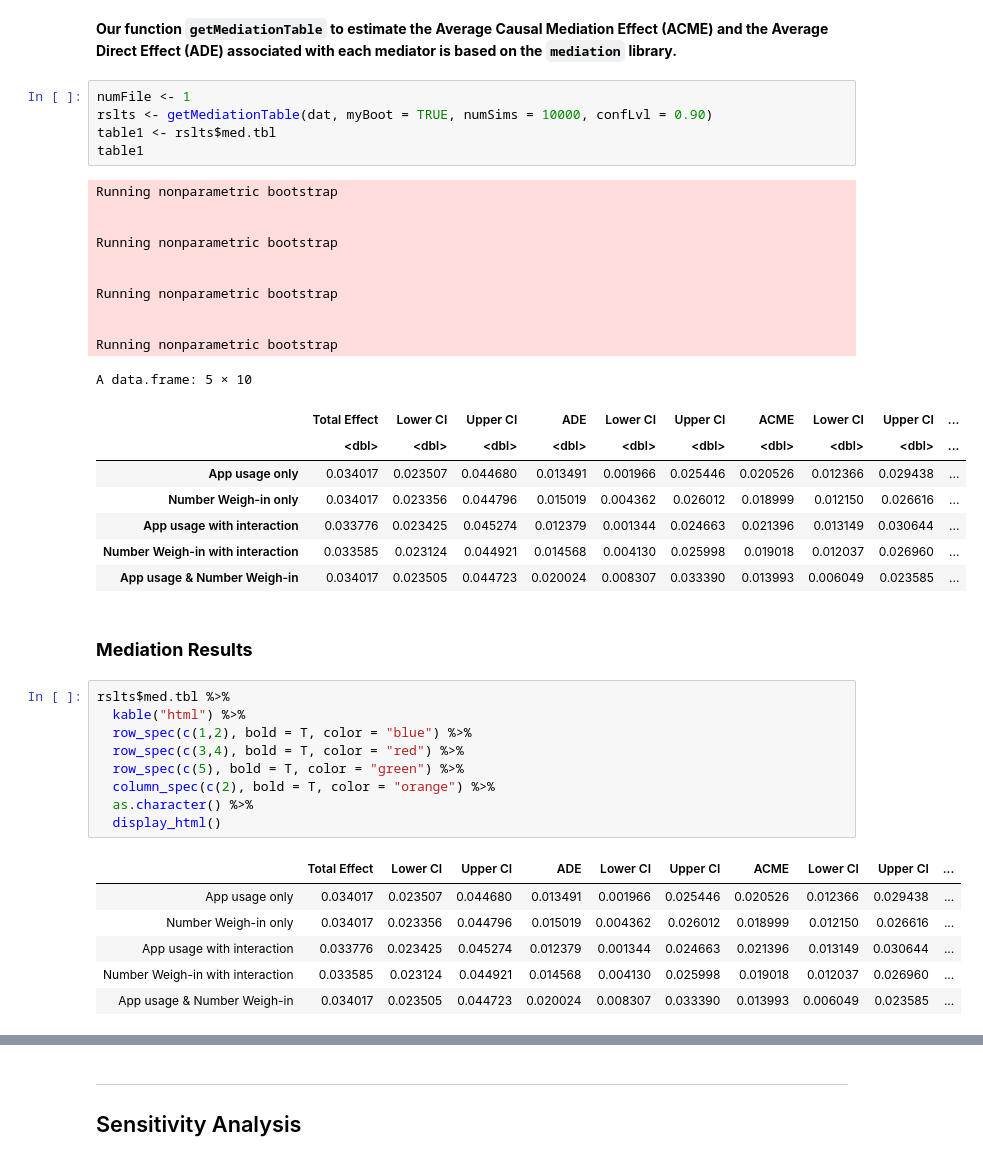
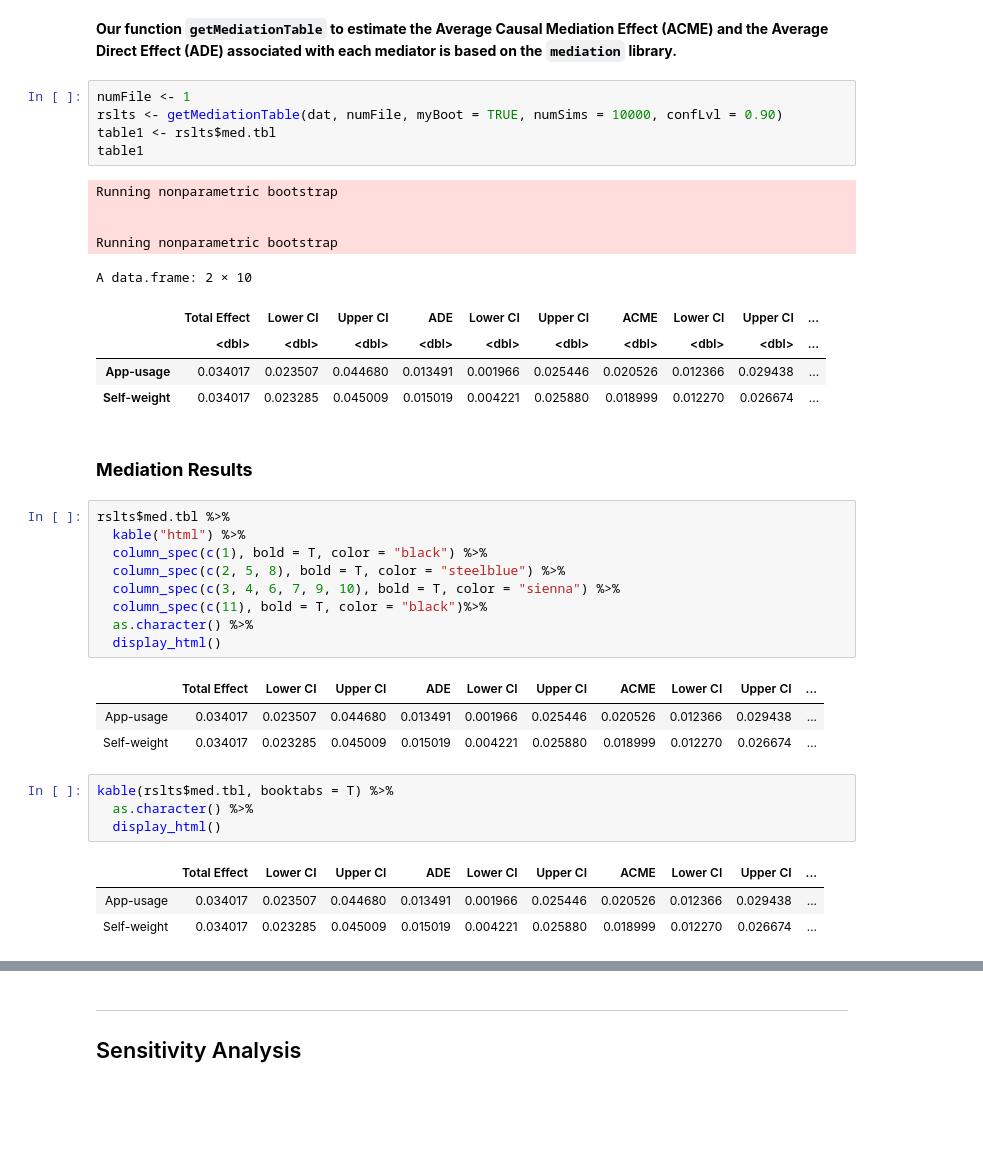
Before and after one commit to senresearch/dietappstudy, a Jupyter notebook: src/mediation/4month/Mediation_Analysis.ipynb, the cells around one changed output, grey strips where cells are left out. Cells and saved outputs as stored; diff of their text form; blank space fills up the shorter version.

Commit message:
test table

```diff
--- a/src/mediation/4month/Mediation_Analysis.ipynb
+++ b/src/mediation/4month/Mediation_Analysis.ipynb
@@ -360,43 +357,39 @@ P-value with t-test for 10000 samples is 0 .
 **Our function `getMediationTable` to estimate the Average Causal Mediation Effect (ACME) and the Average Direct Effect (ADE) associated with each mediator is based on  the `mediation` library.**
 # %%
 numFile <- 1
-rslts <- getMediationTable(dat, myBoot = TRUE, numSims = 10000, confLvl = 0.90)
+rslts <- getMediationTable(dat, numFile, myBoot = TRUE, numSims = 10000, confLvl = 0.90)
 table1 <- rslts$med.tbl
 table1
 # %% [output]
 Running nonparametric bootstrap
 
 
 Running nonparametric bootstrap
-
-
-Running nonparametric bootstrap
-
-
-Running nonparametric bootstrap
-A data.frame: 5 × 10
+A data.frame: 2 × 10
 |  | Total Effect | Lower CI | Upper CI | ADE | Lower CI | Upper CI | ACME | Lower CI | Upper CI | ... |
 |  | <dbl> | <dbl> | <dbl> | <dbl> | <dbl> | <dbl> | <dbl> | <dbl> | <dbl> | ... |
-| App usage only | 0.034017 | 0.023507 | 0.044680 | 0.013491 | 0.001966 | 0.025446 | 0.020526 | 0.012366 | 0.029438 | ... |
-| Number Weigh-in only | 0.034017 | 0.023356 | 0.044796 | 0.015019 | 0.004362 | 0.026012 | 0.018999 | 0.012150 | 0.026616 | ... |
-| App usage with interaction | 0.033776 | 0.023425 | 0.045274 | 0.012379 | 0.001344 | 0.024663 | 0.021396 | 0.013149 | 0.030644 | ... |
-| Number Weigh-in with interaction | 0.033585 | 0.023124 | 0.044921 | 0.014568 | 0.004130 | 0.025998 | 0.019018 | 0.012037 | 0.026960 | ... |
-| App usage & Number Weigh-in | 0.034017 | 0.023505 | 0.044723 | 0.020024 | 0.008307 | 0.033390 | 0.013993 | 0.006049 | 0.023585 | ... |
+| App-usage | 0.034017 | 0.023507 | 0.044680 | 0.013491 | 0.001966 | 0.025446 | 0.020526 | 0.012366 | 0.029438 | ... |
+| Self-weight | 0.034017 | 0.023285 | 0.045009 | 0.015019 | 0.004221 | 0.025880 | 0.018999 | 0.012270 | 0.026674 | ... |
 # %% [markdown]
 ### **Mediation Results**
 # %%
 rslts$med.tbl %>%
   kable("html") %>%
-  row_spec(c(1,2), bold = T, color = "blue") %>%
-  row_spec(c(3,4), bold = T, color = "red") %>%
-  row_spec(c(5), bold = T, color = "green") %>%
-  column_spec(c(2), bold = T, color = "orange") %>%
+  column_spec(c(1), bold = T, color = "black") %>%
+  column_spec(c(2, 5, 8), bold = T, color = "steelblue") %>%
+  column_spec(c(3, 4, 6, 7, 9, 10), bold = T, color = "sienna") %>%
+  column_spec(c(11), bold = T, color = "black")%>%
   as.character() %>%
   display_html()
 # %% [output]
 |  | Total Effect | Lower CI | Upper CI | ADE | Lower CI | Upper CI | ACME | Lower CI | Upper CI | ... |
-| App usage only | 0.034017 | 0.023507 | 0.044680 | 0.013491 | 0.001966 | 0.025446 | 0.020526 | 0.012366 | 0.029438 | ... |
-| Number Weigh-in only | 0.034017 | 0.023356 | 0.044796 | 0.015019 | 0.004362 | 0.026012 | 0.018999 | 0.012150 | 0.026616 | ... |
-| App usage with interaction | 0.033776 | 0.023425 | 0.045274 | 0.012379 | 0.001344 | 0.024663 | 0.021396 | 0.013149 | 0.030644 | ... |
-| Number Weigh-in with interaction | 0.033585 | 0.023124 | 0.044921 | 0.014568 | 0.004130 | 0.025998 | 0.019018 | 0.012037 | 0.026960 | ... |
-| App usage & Number Weigh-in | 0.034017 | 0.023505 | 0.044723 | 0.020024 | 0.008307 | 0.033390 | 0.013993 | 0.006049 | 0.023585 | ... |
+| App-usage | 0.034017 | 0.023507 | 0.044680 | 0.013491 | 0.001966 | 0.025446 | 0.020526 | 0.012366 | 0.029438 | ... |
+| Self-weight | 0.034017 | 0.023285 | 0.045009 | 0.015019 | 0.004221 | 0.025880 | 0.018999 | 0.012270 | 0.026674 | ... |
+# %%
+kable(rslts$med.tbl, booktabs = T) %>%
+  as.character() %>%
+  display_html()
+# %% [output]
+|  | Total Effect | Lower CI | Upper CI | ADE | Lower CI | Upper CI | ACME | Lower CI | Upper CI | ... |
+| App-usage | 0.034017 | 0.023507 | 0.044680 | 0.013491 | 0.001966 | 0.025446 | 0.020526 | 0.012366 | 0.029438 | ... |
+| Self-weight | 0.034017 | 0.023285 | 0.045009 | 0.015019 | 0.004221 | 0.025880 | 0.018999 | 0.012270 | 0.026674 | ... |
```
Also changed, not shown: parts of 2 cells of this notebook, 2 other files.
